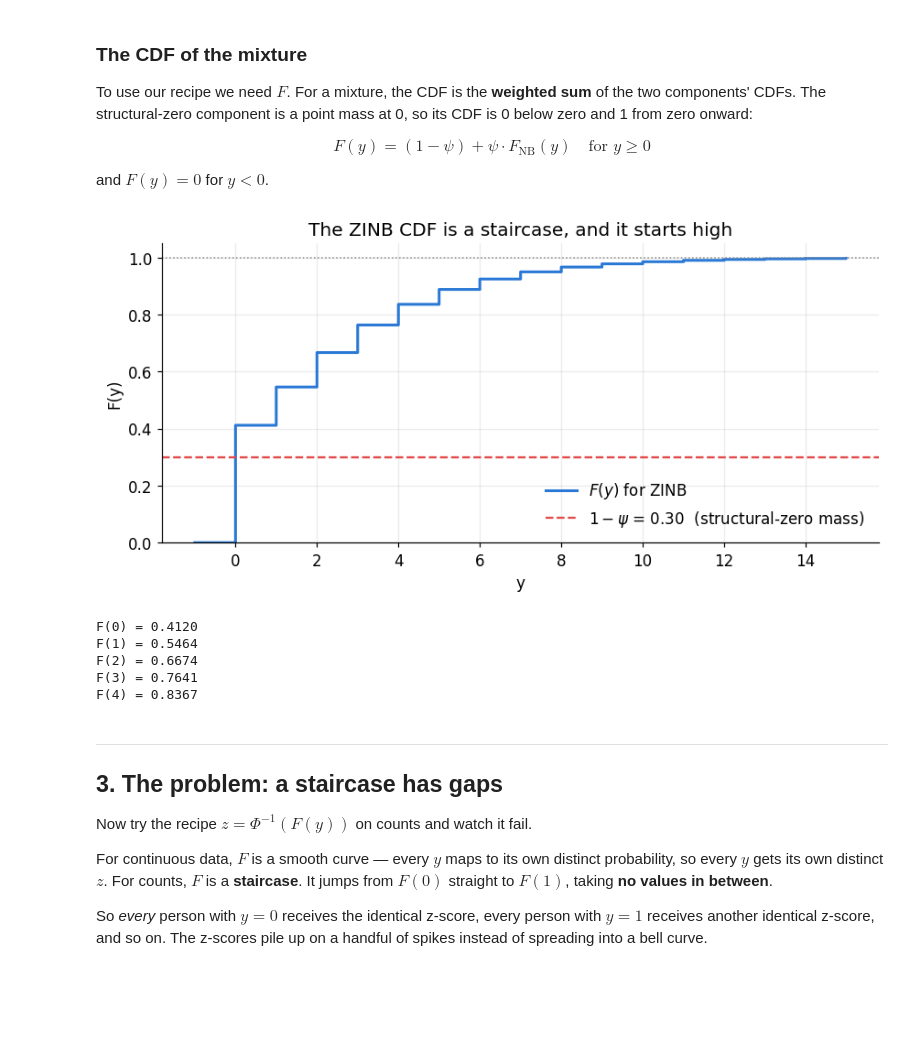
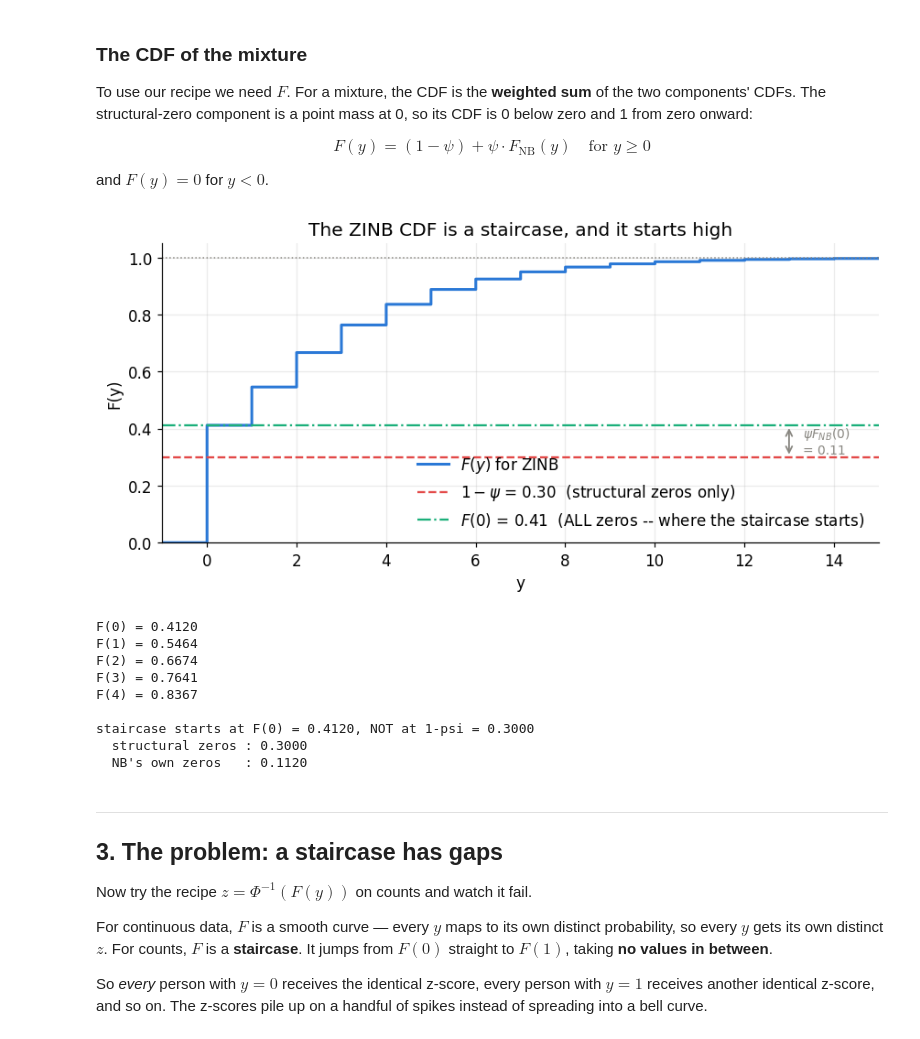
Before and after one commit to contsili/PCNtoolkit-learning-material, a Jupyter notebook: non-interactive/HBR_ZINB_likelihood.ipynb, the cells around one changed output. Cells and saved outputs as stored; diff of their text form; code cells hidden in the pictures; blank space fills up the shorter version.

```diff
--- a/non-interactive/HBR_ZINB_likelihood.ipynb
+++ b/non-interactive/HBR_ZINB_likelihood.ipynb
@@ -242,32 +262,47 @@ and $F(y) = 0$ for $y < 0$.
 # %%
 def zinb_cdf(y, mu, alpha, psi):
     '''F(y) = (1-psi) + psi * F_NB(y).  This is THE formula -- everything else follows.'''
     n, p = alpha, alpha / (alpha + mu)
     return np.where(y < 0, 0.0, (1 - psi) + psi * nbinom.cdf(y, n, p))
 
 
+F0 = zinb_cdf(0, mu, alpha, psi)     # total zero mass: structural AND the NB's own zeros
+
 fig, ax = plt.subplots(figsize=(8, 4))
 grid = np.linspace(-1, 15, 2000)
 ax.step(grid, zinb_cdf(np.floor(grid), mu, alpha, psi), where="post",
         color=C_DATA, lw=2, label=r"$F(y)$ for ZINB")
 ax.axhline(1 - psi, color=C_ZERO, ls="--", lw=1.5,
-           label=fr"$1-\psi$ = {1-psi:.2f}  (structural-zero mass)")
+           label=fr"$1-\psi$ = {1-psi:.2f}  (structural zeros only)")
+ax.axhline(F0, color=C_NB, ls="-.", lw=1.5,
+           label=fr"$F(0)$ = {F0:.2f}  (ALL zeros -- where the staircase starts)")
 ax.axhline(1.0, color=C_MUTE, ls=":", lw=1)
-ax.set(xlabel="y", ylabel="F(y)", ylim=(0, 1.05),
+ax.annotate("", xy=(13, F0), xytext=(13, 1 - psi),
+            arrowprops=dict(arrowstyle="<->", color=C_MUTE, lw=1.2))
+ax.text(13.3, (F0 + 1 - psi) / 2, fr"$\psi F_{{NB}}(0)$" + f"\n= {F0-(1-psi):.2f}",
+        va="center", fontsize=9, color=C_MUTE)
+ax.set(xlabel="y", ylabel="F(y)", ylim=(0, 1.05), xlim=(-1, 15),
        title="The ZINB CDF is a staircase, and it starts high")
 ax.legend(frameon=False, loc="lower right")
 plt.tight_layout()
 plt.show()
 
 for yv in range(5):
     print(f"F({yv}) = {zinb_cdf(yv, mu, alpha, psi):.4f}")
+print(f"\nstaircase starts at F(0) = {F0:.4f}, NOT at 1-psi = {1-psi:.4f}")
+print(f"  structural zeros : {1-psi:.4f}")
+print(f"  NB's own zeros   : {F0-(1-psi):.4f}")
 # %% [output]
-[figure, old version]
+[figure, new version]
 F(0) = 0.4120
 F(1) = 0.5464
 F(2) = 0.6674
 F(3) = 0.7641
 F(4) = 0.8367
+
+staircase starts at F(0) = 0.4120, NOT at 1-psi = 0.3000
+  structural zeros : 0.3000
+  NB's own zeros   : 0.1120
 # %% [markdown]
 ---
 ## 3. The problem: a staircase has gaps
```
Also changed, not shown: parts of 4 cells of this notebook.
